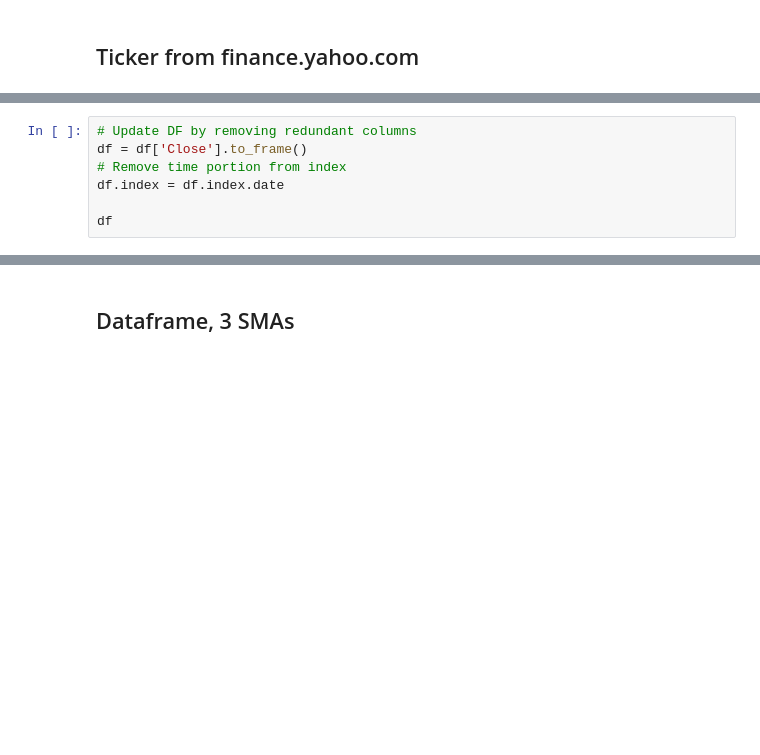
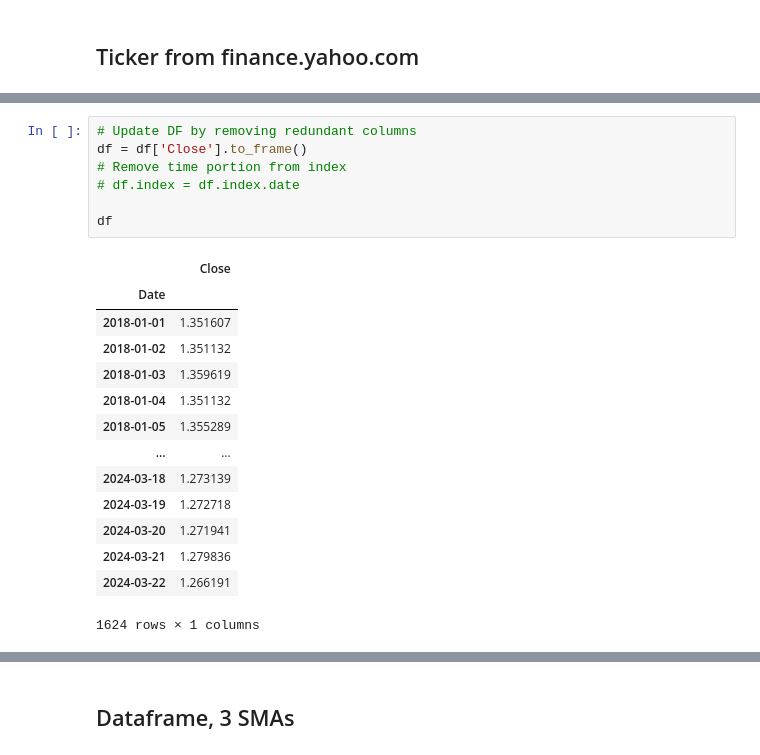
Before and after one commit to maladziashyn/Empirix, a Jupyter notebook: JupyterNotebooks/trend_flat_2209/empirix_2209_trend_flat.ipynb, the cells around one changed output, grey strips where cells are left out. Drawn from its saved outputs; the diff is of its cells as text; blank space fills up the shorter version.

```diff
--- a/JupyterNotebooks/trend_flat_2209/empirix_2209_trend_flat.ipynb
+++ b/JupyterNotebooks/trend_flat_2209/empirix_2209_trend_flat.ipynb
@@ -25,10 +40,25 @@ df
 # %%
 # Update DF by removing redundant columns
 df = df['Close'].to_frame()
 # Remove time portion from index
-df.index = df.index.date
+# df.index = df.index.date
 
 df
+# %% [output]
+|  | Close |
+| Date |  |
+| 2018-01-01 | 1.351607 |
+| 2018-01-02 | 1.351132 |
+| 2018-01-03 | 1.359619 |
+| 2018-01-04 | 1.351132 |
+| 2018-01-05 | 1.355289 |
+| ... | ... |
+| 2024-03-18 | 1.273139 |
+| 2024-03-19 | 1.272718 |
+| 2024-03-20 | 1.271941 |
+| 2024-03-21 | 1.279836 |
+| 2024-03-22 | 1.266191 |
+1624 rows × 1 columns
 # %%
 # Simple moving average - 3
 sma_1 = 20
```
Also changed, not shown: parts of 11 cells of this notebook, 2 other files.
